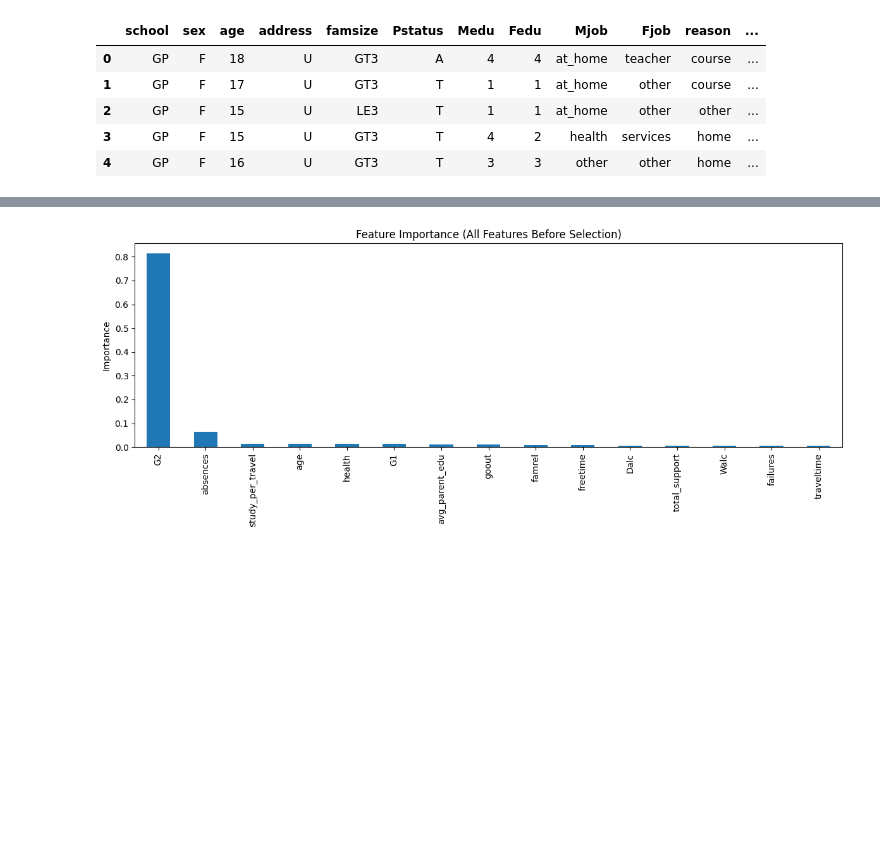
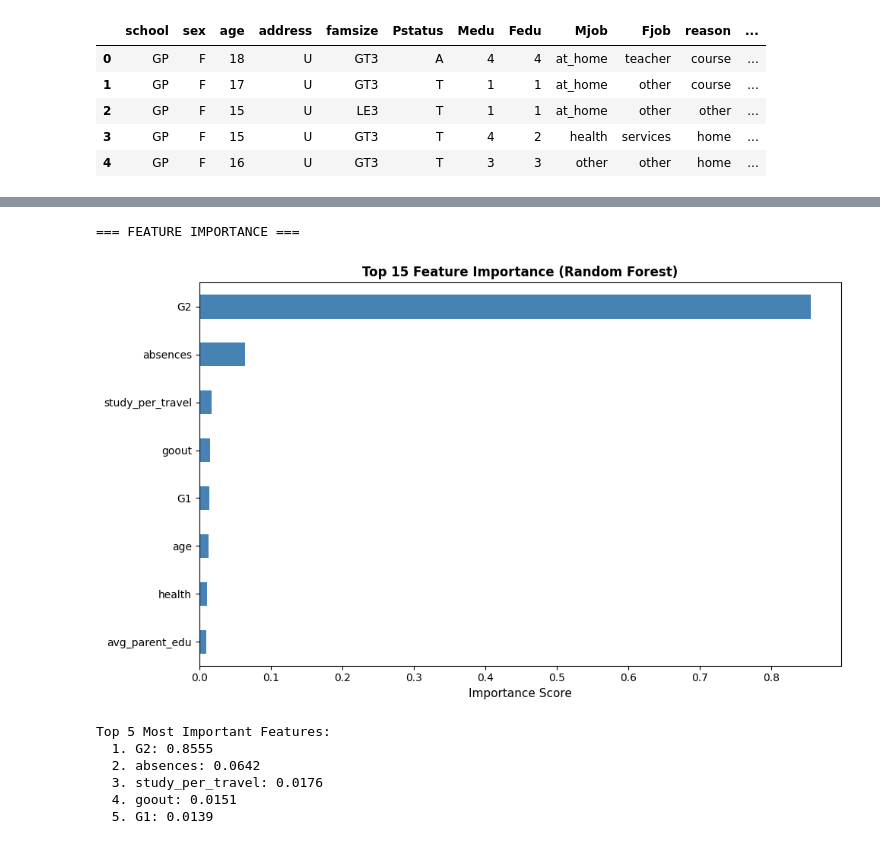
Before and after one commit to TenathDilusha/Student-result-prediction-with-XAI, a Jupyter notebook: notebooks/main.ipynb, the cells around one changed output, grey strips where cells are left out. Saved outputs shown, nothing was run; the diff lists cells and outputs as text; code cells hidden in the pictures; blank space fills up the shorter version.

```diff
--- a/notebooks/main.ipynb
+++ b/notebooks/main.ipynb
@@ -147,12 +227,29 @@ XGBoost Test R2: 0.80742347240448
 # %%
-# Feature importance plot for all features (before selection)
-importances_all = selector.estimator_.feature_importances_
-feat_imp_all = pd.Series(importances_all, index=X.columns).sort_values(ascending=False)
-feat_imp_all.plot(kind='bar', figsize=(12,5))
-plt.title("Feature Importance (All Features Before Selection)")
-plt.ylabel("Importance")
+print("\n=== FEATURE IMPORTANCE ===")
+# Feature importance plot for selected features
+importances = model.feature_importances_
+selected_mask = selector.get_support()
+selected_features = X.columns[selected_mask]
+feat_imp = pd.Series(importances, index=selected_features).sort_values(ascending=False)
+
+fig, ax = plt.subplots(figsize=(10, 6))
+feat_imp.head(15).plot(kind='barh', ax=ax, color='steelblue')
+ax.set_xlabel("Importance Score", fontsize=11)
+ax.set_title("Top 15 Feature Importance (Random Forest)", fontsize=12, fontweight='bold')
+ax.invert_yaxis()
 plt.tight_layout()
 plt.show()
+
+print(f"\nTop 5 Most Important Features:")
+for i, (feat, imp) in enumerate(feat_imp.head(5).items(), 1):
+    print(f"  {i}. {feat}: {imp:.4f}")
 # %% [output]
+=== FEATURE IMPORTANCE ===
-[figure, old version]
+[figure, new version]
+Top 5 Most Important Features:
+  1. G2: 0.8555
+  2. absences: 0.0642
+  3. study_per_travel: 0.0176
+  4. goout: 0.0151
+  5. G1: 0.0139
 # %%
```
Also changed, not shown: parts of 10 cells of this notebook.
